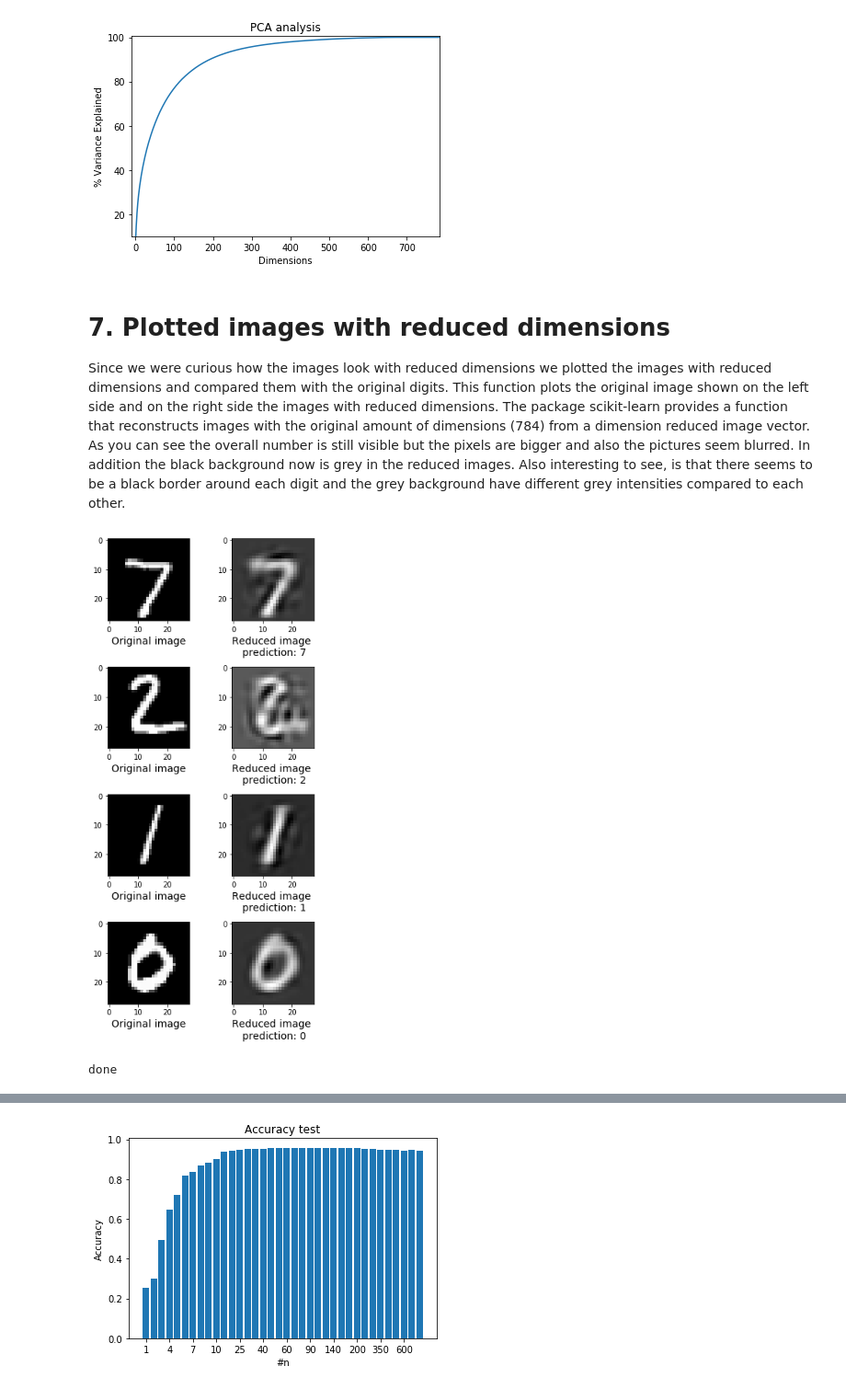
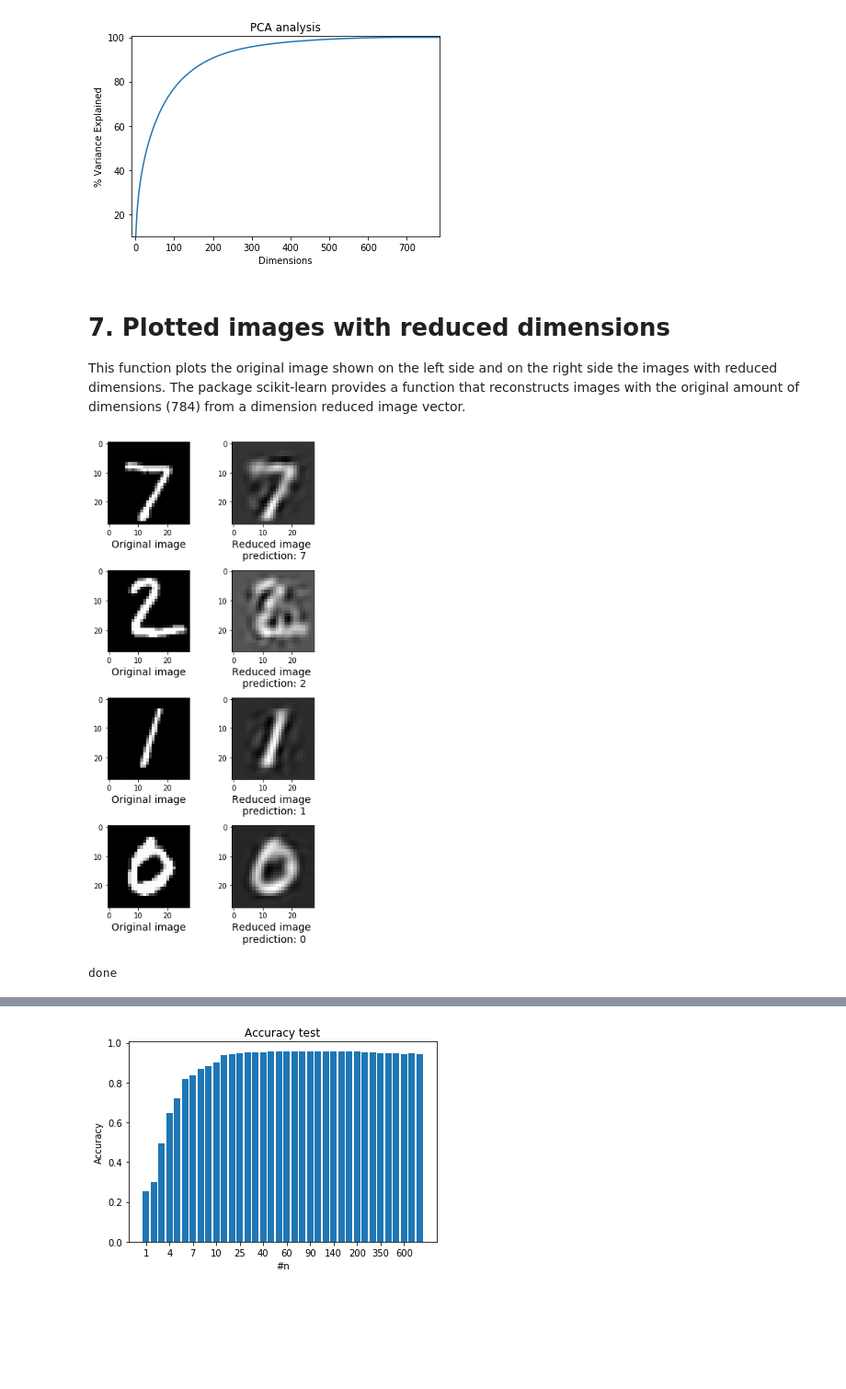
Before and after one commit to datascience-mobi/project-03-group-01, a Jupyter notebook: digit_recognition.ipynb, the cells around one changed output, grey strips where cells are left out. Shown at 92% size. Saved outputs shown, nothing was run; the diff lists cells and outputs as text; code cells hidden in the pictures; blank space fills up the shorter version.

```diff
--- a/digit_recognition.ipynb
+++ b/digit_recognition.ipynb
@@ -97,21 +88,15 @@ done
 [figure]
 # %% [markdown]
 # 7. Plotted images with reduced dimensions
-Since we were curious how the images look with reduced dimensions we plotted the images with
-reduced dimensions and compared them with the original digits.
 This function plots the original image shown on the left side and on the right side the images with reduced dimensions.
 The package scikit-learn provides a function that reconstructs images with the original amount of dimensions (784) from
-a dimension reduced image vector. As you can see the overall number is still visible but the pixels are bigger and also
-the pictures seem blurred. In addition the black background now is grey in the reduced images. Also interesting to see,
-is that there seems to be a black border around each digit and the grey background have different grey intensities compared
-to each other.
+a dimension reduced image vector.
 # %%
-reduced_images = pca.reduce_dimensions([csv_image.image for csv_image in training_lists],
-                                       [csv_image.image for csv_image in test_lists], 100)
+reduced_images = pca.reduce_dimensions([csv_image.image for csv_image in training_lists], [csv_image.image for csv_image in test_lists], 100)
 pca.plot_sample_reductions(reduced_images[2], training_lists, test_lists, reduced_images[0],  reduced_images[1], reduced_images[3], 100)
 print("done")
 # %% [output]
-[figure, old version]
+[figure, new version]
 done
 # %% [markdown]
 # 8. Show an image reconstructed from a different number of dimensions
```
Also changed, not shown: parts of 20 cells of this notebook, 1 other file.
